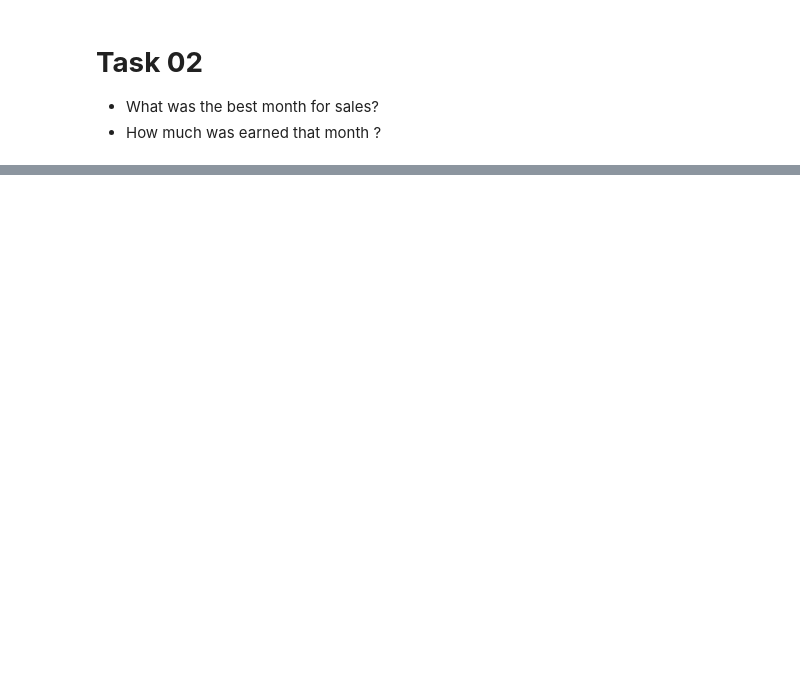
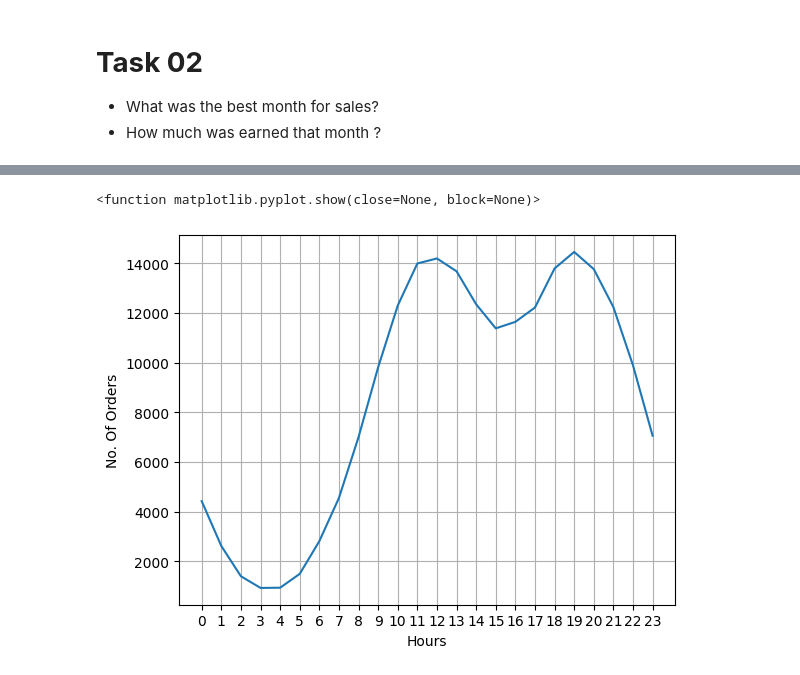
Before and after one commit to akshayyewle/Data-Analytics, a Jupyter notebook: 01 Data Analysis Project/Python Code.ipynb, the cells around one changed output, grey strips where cells are left out. Cells and saved outputs as stored; diff of their text form; code cells hidden in the pictures; blank space fills up the shorter version.

```diff
--- a/01 Data Analysis Project/Python Code.ipynb
+++ b/01 Data Analysis Project/Python Code.ipynb
@@ -172,0 +412,4 @@ df.head()
+# %%
+# Add A City Column
+df['City'] = df['Address'].apply(lambda x: str(x).split(',')[1]+' '+(str(x).split(', ')[2]).split(' ')[0])
+df['City']
@@ -172,0 +467,4 @@ df.head()
+# %%
+df['Hour'] = df['Order_Date'].dt.hour
+df['Minute'] = df['Order_Date'].dt.minute
+df.head()
@@ -172,0 +478,3 @@ df.head()
+# %%
+result_02 = df.drop('Order_Date',axis=1).groupby('Hour').sum().loc[:,['QTY']]
+result_02.head()
@@ -172,0 +489,11 @@ df.head()
+# %%
+import matplotlib.pyplot as plt
+plt.plot(result_02['QTY'])
+plt.xlabel('Hours')
+plt.ylabel("No. Of Orders")
+plt.xticks(result_02.index)
+plt.grid()
+plt.show
+# %% [output]
+<function matplotlib.pyplot.show(close=None, block=None)>
+[figure, added]
```
Also changed, not shown: parts of 44 cells of this notebook.
